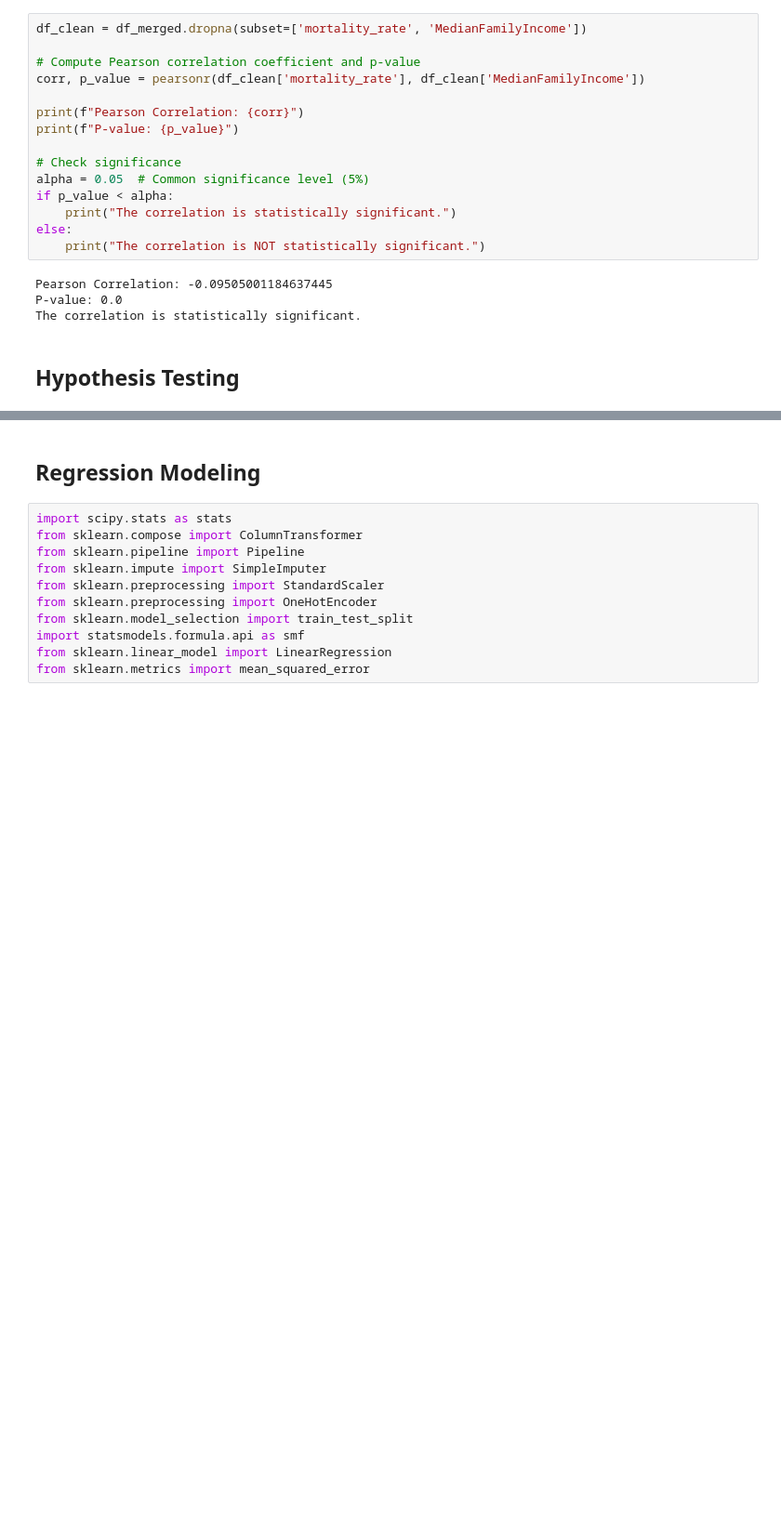
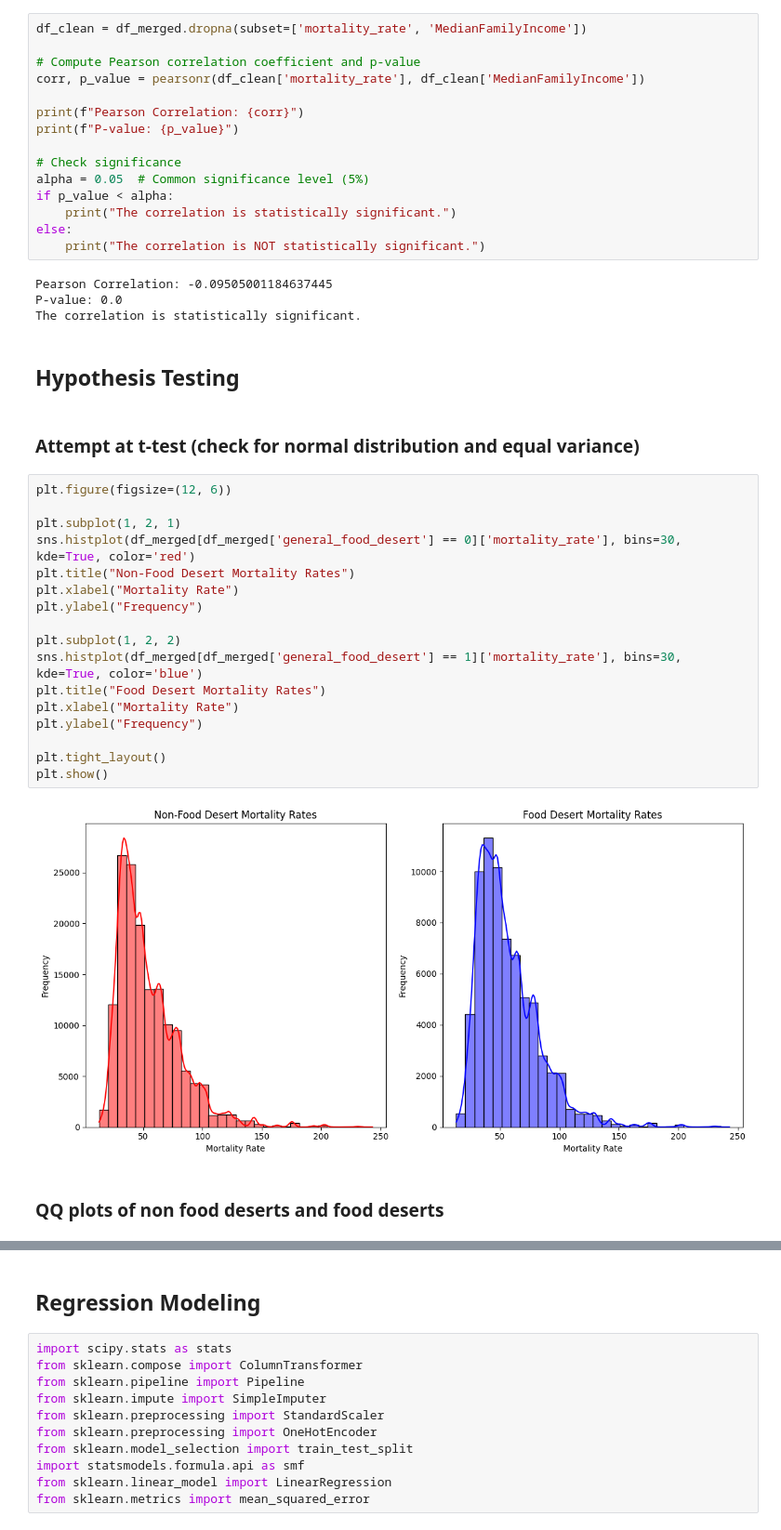
Before and after one commit to marklee4823/math189_project, a Jupyter notebook: Notebook.ipynb, the cells around one changed output, grey strips where cells are left out. Shown at 93% size. Drawn from its saved outputs; the diff is of its cells as text; blank space fills up the shorter version.

```diff
--- a/Notebook.ipynb
+++ b/Notebook.ipynb
@@ -476,3 +477,26 @@ P-value: 0.0
 The correlation is statistically significant.
 # %% [markdown]
 ## Hypothesis Testing
+# %% [markdown]
+### Attempt at t-test (check for normal distribution and equal variance)
+# %%
+plt.figure(figsize=(12, 6))
+
+plt.subplot(1, 2, 1)
+sns.histplot(df_merged[df_merged['general_food_desert'] == 0]['mortality_rate'], bins=30, kde=True, color='red')
+plt.title("Non-Food Desert Mortality Rates")
+plt.xlabel("Mortality Rate")
+plt.ylabel("Frequency")
+
+plt.subplot(1, 2, 2)
+sns.histplot(df_merged[df_merged['general_food_desert'] == 1]['mortality_rate'], bins=30, kde=True, color='blue')
+plt.title("Food Desert Mortality Rates")
+plt.xlabel("Mortality Rate")
+plt.ylabel("Frequency")
+
+plt.tight_layout()
+plt.show()
+# %% [output]
+[figure, added]
+# %% [markdown]
+### QQ plots of non food deserts and food deserts
```
Also changed, not shown: parts of 16 cells of this notebook, 1 other file.
